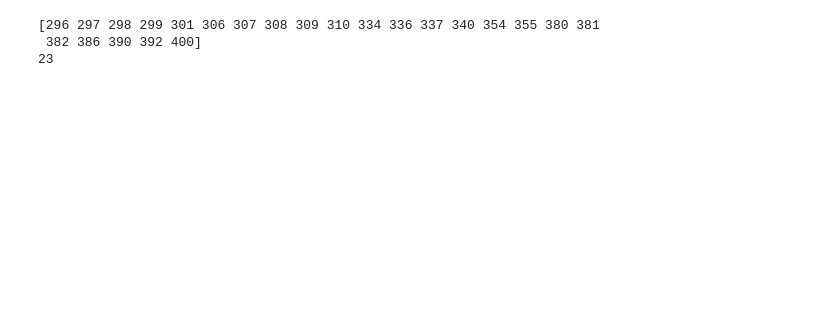
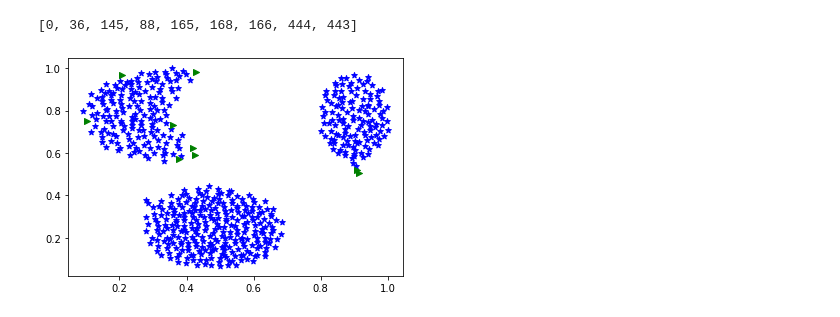
Before and after one commit to Ftmarruda/p1-mc886, a Jupyter notebook: dbscan.ipynb, the cells around one changed output. Cells and saved outputs as stored; diff of their text form; code cells hidden in the pictures; blank space fills up the shorter version.

Commit message:
DBSCAN identifica todos os pontos passados e reprocessa outliers.

```diff
--- a/dbscan.ipynb
+++ b/dbscan.ipynb
@@ -27,7 +27,7 @@ def dbscan(data_in: np.ndarray, radius_of_neighborhood: float, number_of_neighbo
         availabe_points.append(i)
 
     #escolha aleatoria de um ponto
-    index_list = [np.random.choice(data.shape[0])]
+    index_list = [np.random.choice(data_in.shape[0])]
 
     #enquanto ainda houver pontos não visitados, este laço é executado
     while availabe_points:
@@ -43,7 +43,7 @@ def dbscan(data_in: np.ndarray, radius_of_neighborhood: float, number_of_neighbo
         availabe_points.remove(point)
 
         #calcula a distância entre o ponto escolhido e todos os outros do dataset
-        dist = np.linalg.norm(data[point]-data,axis=1)
+        dist = np.linalg.norm(data_in[point]-data_in,axis=1)
 
         #identifica os vizinhos do ponto escolhido de acordo com o raio passado como parâmetro
         neighbors = np.where(dist < radius_of_neighborhood)[0]
@@ -56,14 +56,30 @@ def dbscan(data_in: np.ndarray, radius_of_neighborhood: float, number_of_neighbo
         #classificação dos pontos
         if neighbors.shape[0] >= number_of_neighbors:
             core_points.append(point)
+        elif neighbors.any() in core_points:
+            border_points.append(point)
+        else:
+            outliers.append(point)
+
+    #etapa para verificar se outliers realmente são outliers
+    for i in outliers:
+        #calcula a distância entre o ponto escolhido e todos os outros do dataset
+        dist = np.linalg.norm(i-data_in,axis=1)
+
+        #identifica os vizinhos do ponto escolhido de acordo com o raio passado como parâmetro
+        neighbors = np.where(dist < radius_of_neighborhood)[0]
+
+        if neighbors.any() in core_points:
+            outlier.remove(i)
+            border.append(i)
 
 
 
-    return
+    return core_points, border_points, outliers
 
-def dbclusters(core_points: list):
+def dbscan_clusters(core_points: list):
 
     return
 
-def dbfit():
+def dbscan_fit():
     pass
@@ -72,21 +86,21 @@ a = dbscan(data_in = data, radius_of_neighborhood = 55, number_of_neighbors = 15
-# %%
-availabe_points = []
-for i in range(data.shape[0]):
-    availabe_points.append(i)
-
-index_list = [np.random.choice(data.shape[0])]
-
-point = index_list.pop(0)
-
-availabe_points.remove(point)
-
-dist = np.linalg.norm(data[point]-data,axis=1)
-
-        #identifica os vizinhos do ponto escolhido de acordo com o raio passado como parâmetro
-neighbors = np.where(dist < 50)[0]
-print(neighbors)
-print(neighbors.shape[0])
-# %% [output]
-[296 297 298 299 301 306 307 308 309 310 334 336 337 340 354 355 380 381
- 382 386 390 392 400]
-23
+# %%
+core, border, outlier = dbscan(data_in = data_norm, radius_of_neighborhood = 0.0477, number_of_neighbors = 5)
+print(border)
+# %% [output]
+[0, 36, 145, 88, 165, 168, 166, 444, 443]
+# %%
+
+core.sort()
+border.sort()
+outlier.sort()
+# %%
+x_core, y_core = np.hsplit(data_norm[core], 2)
+x_border, y_border = np.hsplit(data_norm[border], 2)
+x_outlier, y_outlier = np.hsplit(data_norm[outlier], 2)
+# %%
+plt.scatter(x_core, y_core, marker='*', color = 'b')
+plt.scatter(x_border, y_border, marker='>', color = 'g')
+plt.scatter(x_outlier, y_outlier, marker='X', color = 'r')
+plt.show()
+# %% [output]
+[figure, added]
```
Also changed, not shown: parts of 1 cell of this notebook.
